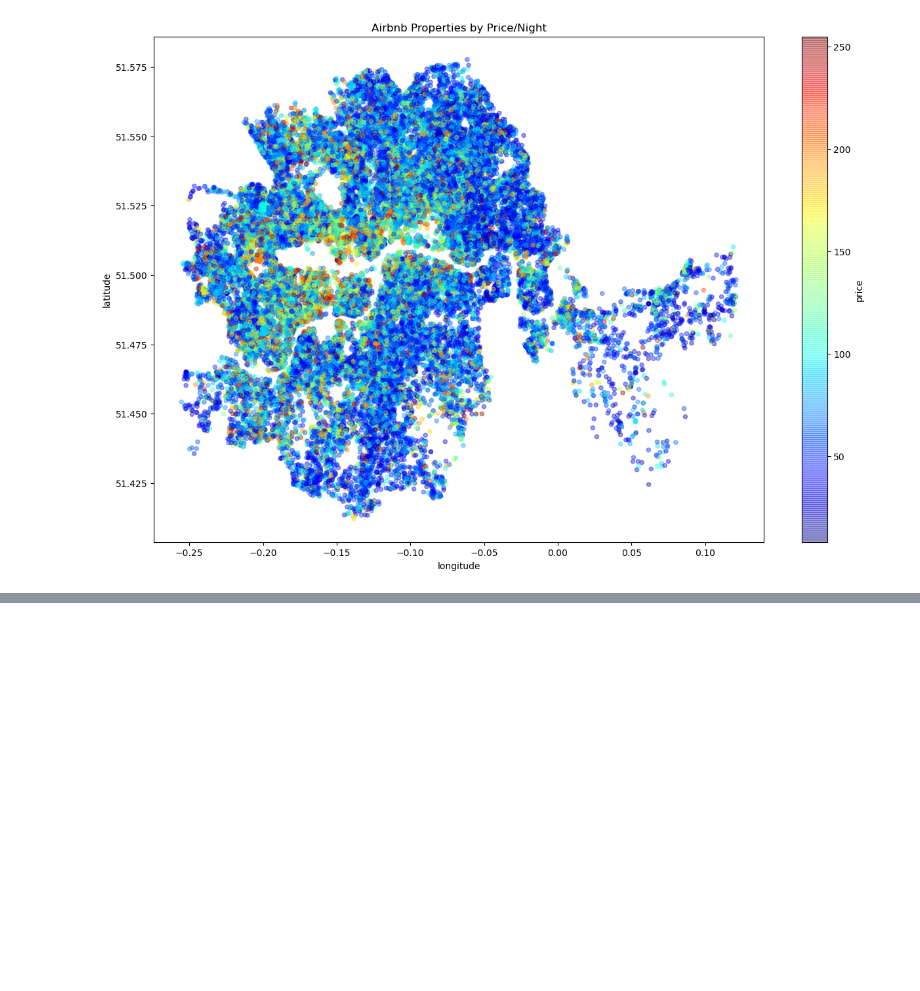
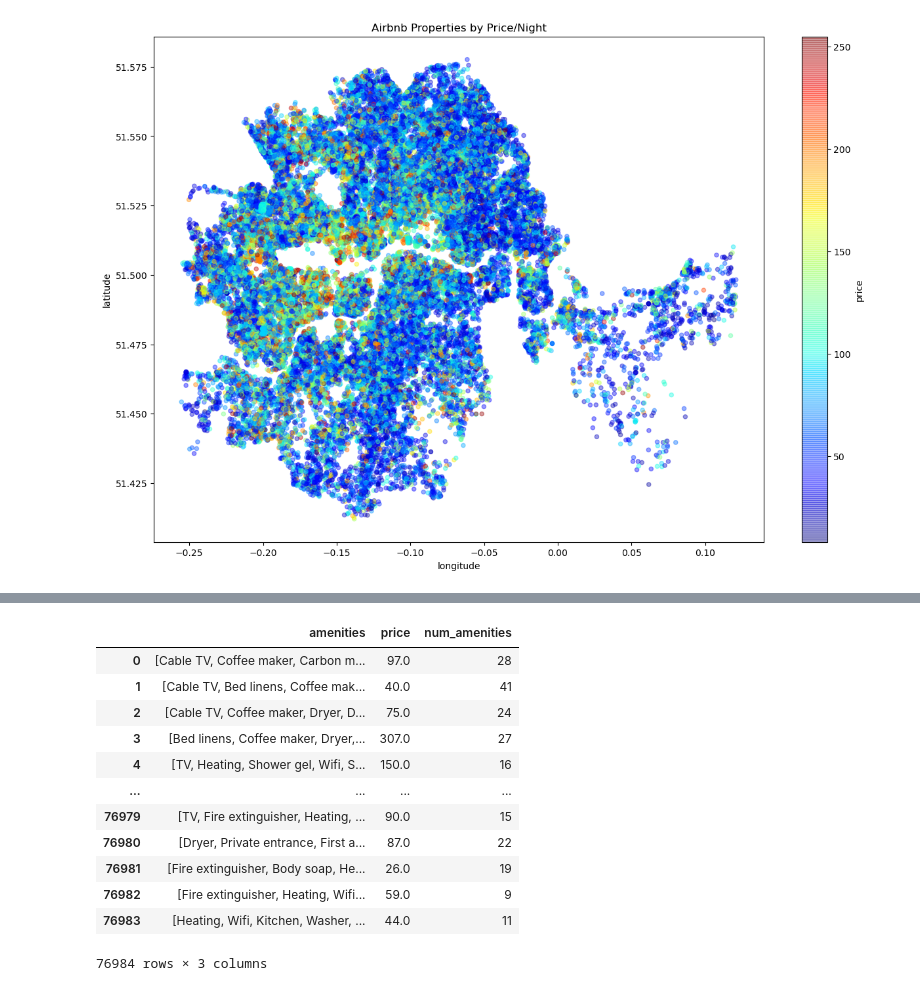
Before and after one commit to laurenschoener/London-Airbnb-Properties, a Jupyter notebook: notebooks/throw_away.ipynb, the cells around one changed output, grey strips where cells are left out. Drawn from its saved outputs; the diff is of its cells as text; code cells hidden in the pictures; blank space fills up the shorter version.

```diff
--- a/notebooks/throw_away.ipynb
+++ b/notebooks/throw_away.ipynb
@@ -482,0 +537,16 @@ TypeError: score_classifer() missing 2 required positional arguments: 'X_train'
+# %%
+detailed_listings[['amenities', 'price', 'num_amenities']]
+# %% [output]
+|  | amenities | price | num_amenities |
+| 0 | [Cable TV, Coffee maker, Carbon m... | 97.0 | 28 |
+| 1 | [Cable TV, Bed linens, Coffee mak... | 40.0 | 41 |
+| 2 | [Cable TV, Coffee maker, Dryer, D... | 75.0 | 24 |
+| 3 | [Bed linens, Coffee maker, Dryer,... | 307.0 | 27 |
+| 4 | [TV, Heating, Shower gel, Wifi, S... | 150.0 | 16 |
+| ... | ... | ... | ... |
+| 76979 | [TV, Fire extinguisher, Heating, ... | 90.0 | 15 |
+| 76980 | [Dryer, Private entrance, First a... | 87.0 | 22 |
+| 76981 | [Fire extinguisher, Body soap, He... | 26.0 | 19 |
+| 76982 | [Fire extinguisher, Heating, Wifi... | 59.0 | 9 |
+| 76983 | [Heating, Wifi, Kitchen, Washer, ... | 44.0 | 11 |
+76984 rows × 3 columns
```
Also changed, not shown: parts of 23 cells of this notebook.
